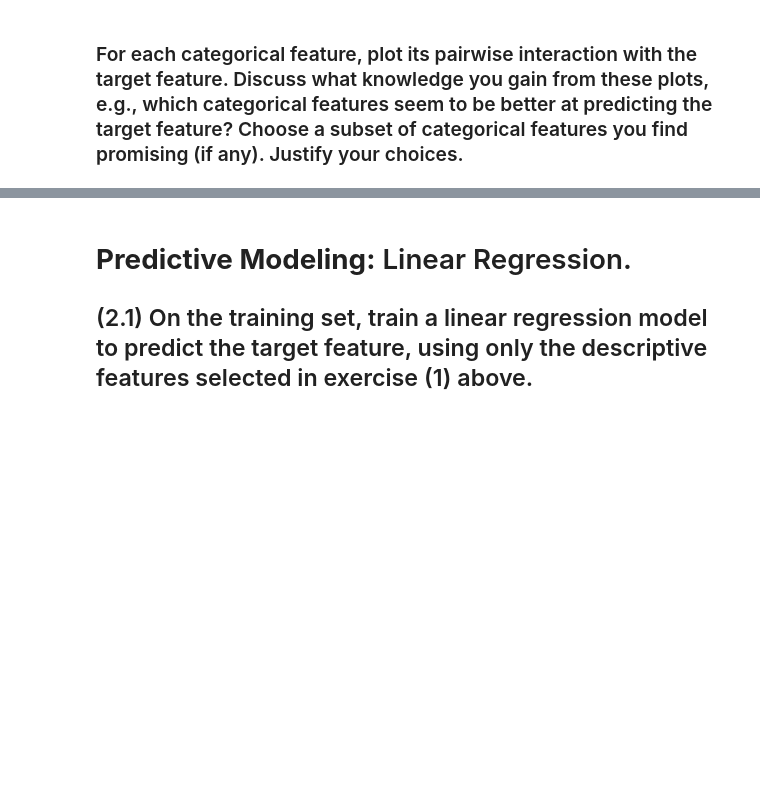
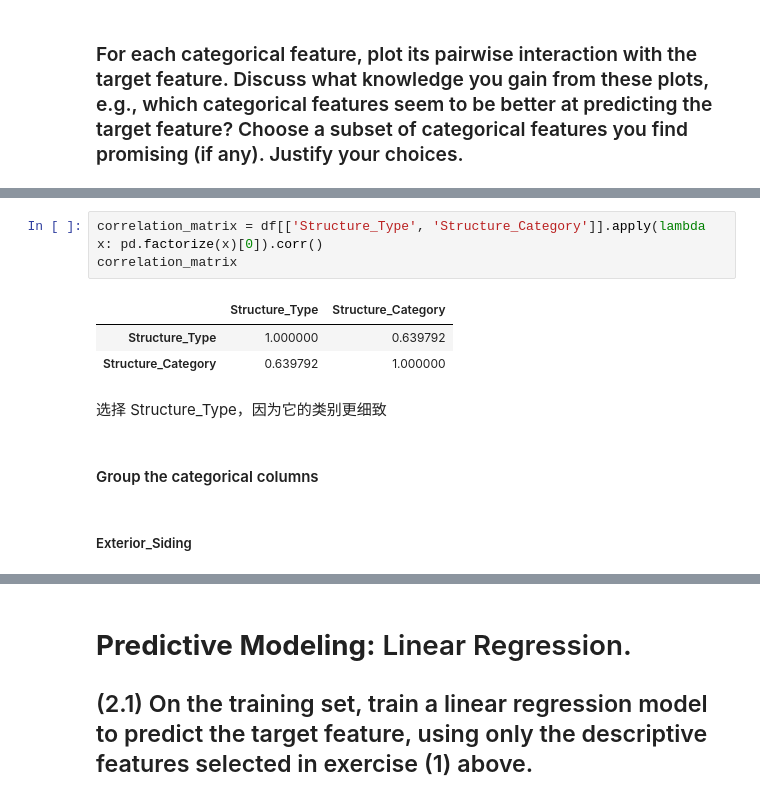
Before and after one commit to xiaoxiajin/47350DA-2, a Jupyter notebook: 2024-Homework2-Notebook.ipynb, the cells around one changed output, grey strips where cells are left out. Saved outputs shown, nothing was run; the diff lists cells and outputs as text; blank space fills up the shorter version.

```diff
--- a/2024-Homework2-Notebook.ipynb
+++ b/2024-Homework2-Notebook.ipynb
@@ -946,0 +1025,13 @@ But they may provide different information when building the predictive model. I
+# %%
+correlation_matrix = df[['Structure_Type', 'Structure_Category']].apply(lambda x: pd.factorize(x)[0]).corr()
+correlation_matrix
+# %% [output]
+|  | Structure_Type | Structure_Category |
+| Structure_Type | 1.000000 | 0.639792 |
+| Structure_Category | 0.639792 | 1.000000 |
+# %% [markdown]
+选择 Structure_Type，因为它的类别更细致
+# %% [markdown]
+#### Group the categorical columns
+# %% [markdown]
+##### Exterior_Siding
```
Also changed, not shown: parts of 50 cells of this notebook, 3 other files.
